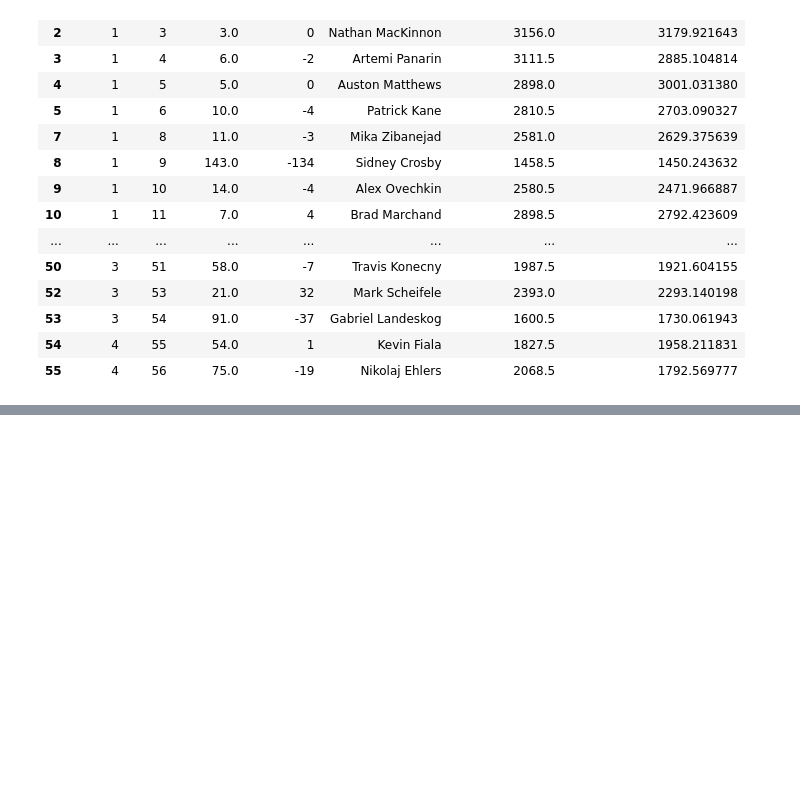
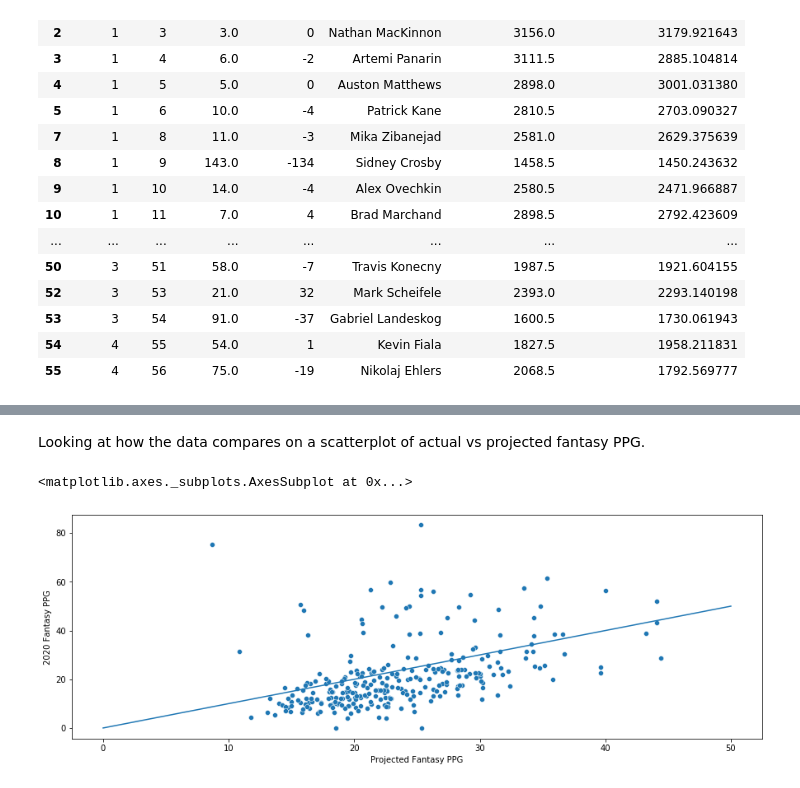
Before and after one commit to kj-kwan/fantasy-hockey-analysis, a Jupyter notebook: Fantasy Hockey Modeling.ipynb, the cells around one changed output, grey strips where cells are left out. Drawn from its saved outputs; the diff is of its cells as text; code cells hidden in the pictures; blank space fills up the shorter version.

```diff
--- a/Fantasy Hockey Modeling.ipynb
+++ b/Fantasy Hockey Modeling.ipynb
@@ -1633,0 +1575,8 @@ keeper_yty_pg[~keeper_yty_pg['Player Name'].isin(actual_keepers+actual_picks)&(k
+# %%
+df_2020_skaters = pd.read_csv('nhl-stats-2020-skaters.csv')
+df_2020_skaters = df_2020_skaters.groupby(by='Player').sum().reset_index()
+df_2020_skaters['2020 Fantasy Points'] = df_2020_skaters.apply(calc_skater_fantasy_points,axis=1)
+df_2020_skaters['2020 Fantasy PPG'] = df_2020_skaters['2020 Fantasy Points']/df_2020_skaters['GP']
+df_2020_goalies = pd.read_csv('nhl-stats-2020-goalies.csv')
+df_2020_goalies['2020 Fantasy Points'] = df_2020_goalies.apply(calc_goalie_fantasy_points,axis=1)
+df_2020_goalies['2020 Fantasy PPG'] = df_2020_goalies['2020 Fantasy Points']/df_2020_goalies['GP']
@@ -1633,0 +1605,8 @@ keeper_yty_pg[~keeper_yty_pg['Player Name'].isin(actual_keepers+actual_picks)&(k
+# %%
+df_projected = keeper_yty_pg[['Player Name','Pos','Round','Rank','My Rank','Rank Diff','Fantasy Points','Fantasy PPG','Projected Fantasy PPG']]
+df_2020_skaters = df_2020_skaters[['Player','GP','2020 Fantasy Points','2020 Fantasy PPG']]
+df_2020_goalies = df_2020_goalies[['Player','GP','2020 Fantasy Points','2020 Fantasy PPG']]
+df_actual = pd.concat([df_2020_skaters,df_2020_goalies],axis=0)
+df_results = pd.merge(df_projected,df_actual, left_on='Player Name', right_on='Player')
+df_results['PPG Variance'] = df_results['Projected Fantasy PPG']-df_results['2020 Fantasy PPG']
+df_results[['Player Name','Pos','2020 Fantasy Points','2020 Fantasy PPG','Projected Fantasy PPG','PPG Variance']]
@@ -1633,0 +1627,9 @@ keeper_yty_pg[~keeper_yty_pg['Player Name'].isin(actual_keepers+actual_picks)&(k
+# %% [markdown]
+Looking at how the data compares on a scatterplot of actual vs projected fantasy PPG.
+# %%
+plt.figure(figsize=(15,5))
+sns.scatterplot(data=df_results,x='Projected Fantasy PPG',y='2020 Fantasy PPG')
+sns.lineplot(x=np.linspace(0,50),y=np.linspace(0,50))
+# %% [output]
+<matplotlib.axes._subplots.AxesSubplot at 0x...>
+[figure, added]
```
Also changed, not shown: parts of 29 cells of this notebook, 2 other files.
